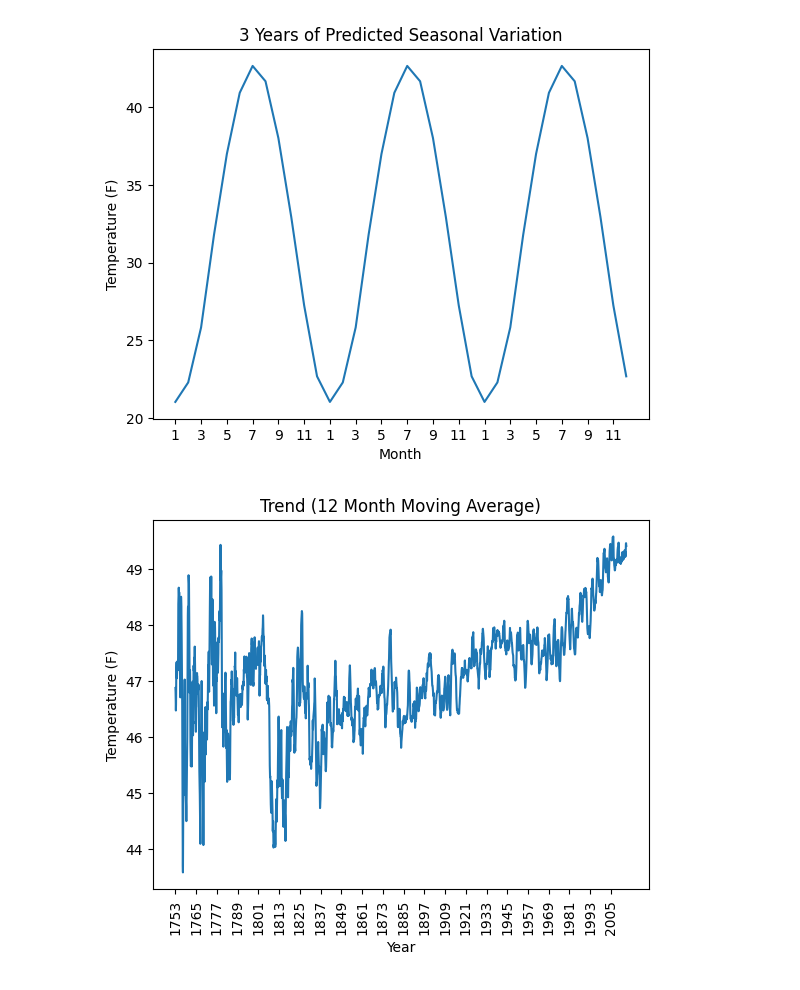
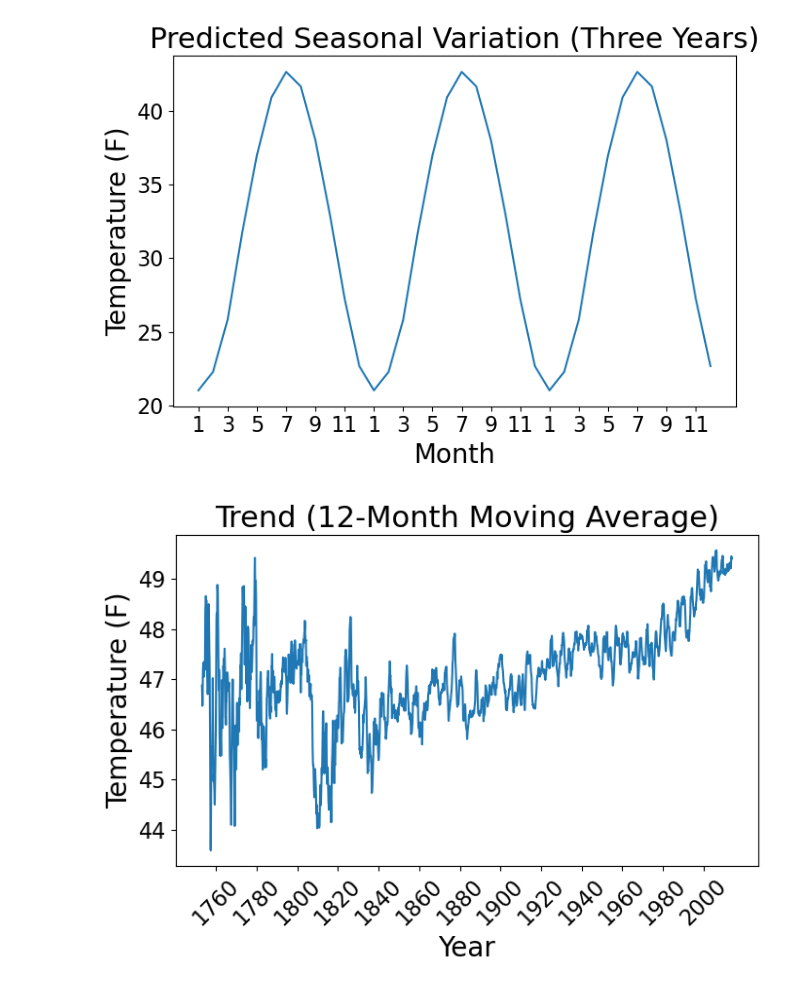
Before and after one commit to EthanPrimes/modeling_climate_change, a Jupyter notebook: seasonal_time_series.ipynb, the cells around one changed output. Saved outputs shown, nothing was run; the diff lists cells and outputs as text; code cells hidden in the pictures.

Commit message:
Updated Plots

```diff
--- a/seasonal_time_series.ipynb
+++ b/seasonal_time_series.ipynb
@@ -90,20 +90,49 @@ plt.show()
 # %%
-plt.plot(np.arange(0, 36), S_t[:36]*1.8 + 32)
-plt.title("3 Years of Predicted Seasonal Variation")
-plt.xticks(np.arange(0, 36)[::3])
-plt.xlabel("Month")
-plt.ylabel("Temperature (F)")
-plt.xticks(np.arange(0, 36, 2), np.hstack((np.arange(1, 13, 2), np.arange(1, 13, 2), np.arange(1, 13, 2))))
+fig, ax = plt.subplots(figsize=(7, 5))
+
+ax.plot(np.arange(0, 36), S_t[:36] * 1.8 + 32)
+
+ax.set_title("Predicted Seasonal Variation (Three Years)", fontsize=22)
+ax.set_xlabel("Month", fontsize=20)
+ax.set_ylabel("Temperature (F)", fontsize=20)
+
+ax.set_xticks(np.arange(0, 36, 2))
+ax.set_xticklabels(
+    np.hstack((
+        np.arange(1, 13, 2),
+        np.arange(1, 13, 2),
+        np.arange(1, 13, 2)
+    ))
+)
+
+ax.tick_params(axis='both', labelsize=16)
+
+plt.tight_layout()
 plt.show()
 # %% [output]
-[figure, old version]
+[figure, new version]
 # %%
-plt.plot(T_t*1.8 + 32)
-plt.title("Trend (12 Month Moving Average)")
-plt.xlabel("Year")
-plt.ylabel("Temperature (F)")
-plt.xticks(np.arange(0, len(T_t), 144), np.arange(0, int(len(T_t)/12), 12) + 1753, rotation=90)
+start_year = 1753
+interval = 20
+
+year_labels = np.arange(1760, start_year + len(T_t)//12 + 1, interval)
+tick_positions = (year_labels - start_year) * 12
+
+fig, ax = plt.subplots(figsize=(7, 5))
+
+ax.plot(T_t * 1.8 + 32)
+
+ax.set_title("Trend (12-Month Moving Average)", fontsize=22)
+ax.set_xlabel("Year", fontsize=20)
+ax.set_ylabel("Temperature (F)", fontsize=20)
+
+ax.set_xticks(tick_positions)
+ax.set_xticklabels(year_labels, rotation=45)
+
+ax.tick_params(axis='both', labelsize=16)
+
+plt.tight_layout()
 plt.show()
 # %% [output]
-[figure, old version]
+[figure, new version]
 # %%
```
Also changed, not shown: parts of 3 cells of this notebook, 4 other files.
